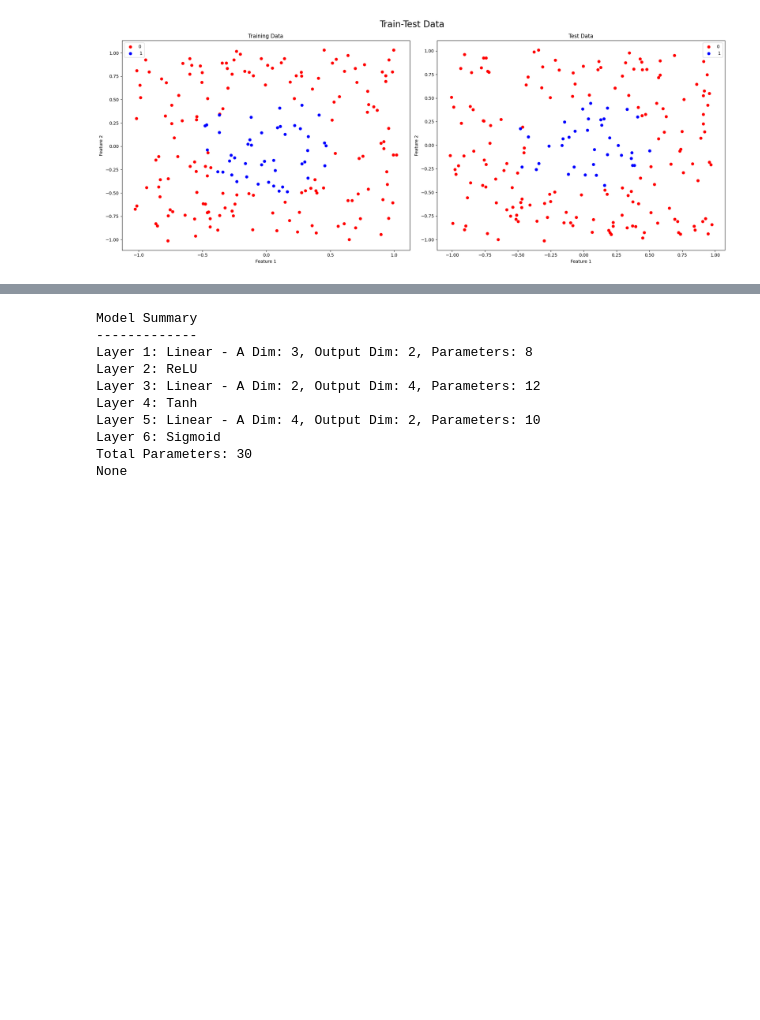
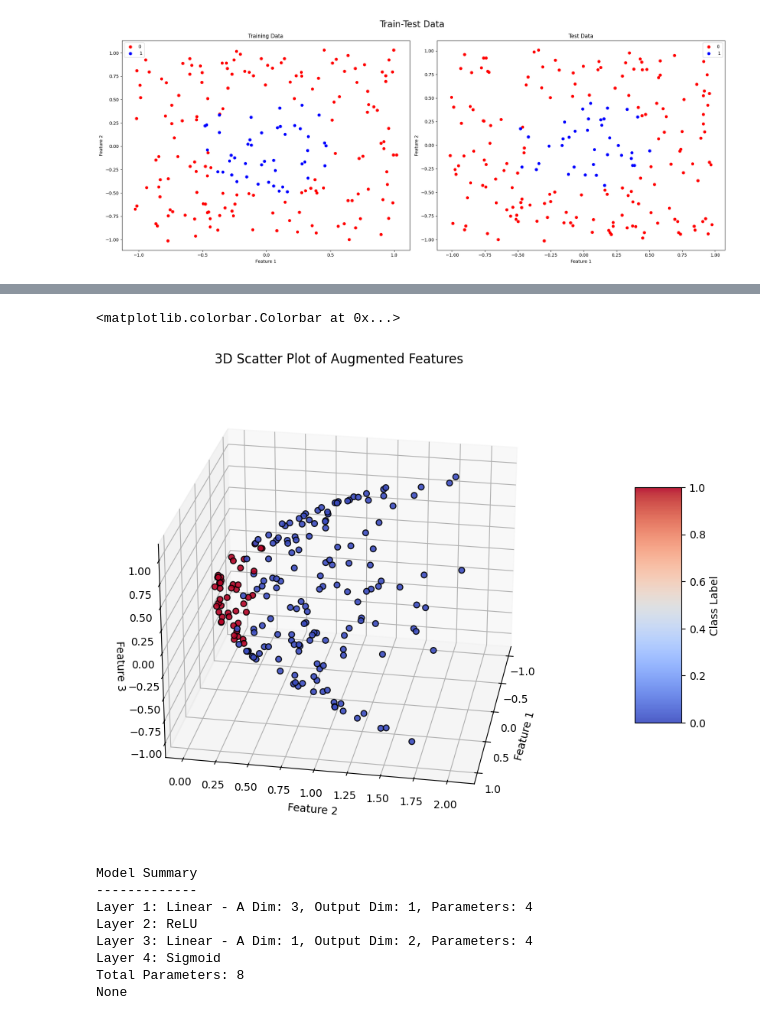
Before and after one commit to Vashistht/Intro_DL, a Jupyter notebook: IDL_hw2/source/Deliverable7.ipynb, the cells around one changed output, grey strips where cells are left out. Saved outputs shown, nothing was run; the diff lists cells and outputs as text; code cells hidden in the pictures; blank space fills up the shorter version.

```diff
--- a/IDL_hw2/source/Deliverable7.ipynb
+++ b/IDL_hw2/source/Deliverable7.ipynb
@@ -142,21 +145,41 @@ plot_3d(x_test_augmented, 'x_{i}^2 + y_i^2')
+# %%
+feature_1 = x_train_augmented[:, 0]
+feature_2 = x_train_augmented[:, 1]
+feature_3 = x_train_augmented[:, 2]
+
+fig = plt.figure(figsize=(20, 8))
+ax = fig.add_subplot(111, projection='3d')
+
+# Scatter plot using feature_1, feature_2, feature_3 and coloring by y_train
+scatter = ax.scatter(feature_1, feature_3, feature_2, c=y_train, cmap='coolwarm', edgecolors='k', s=30, alpha=0.9, marker='o')
+
+ax.set_xlabel('Feature 1')
+ax.set_ylabel('Feature 2')
+ax.set_zlabel('Feature 3')
+ax.set_title('3D Scatter Plot of Augmented Features')
+ax.view_init(elev=25, azim=10, vertical_axis='z')
+
+# Adding a color bar to interpret the colors
+fig.colorbar(scatter, shrink=0.5, aspect=5, label='Class Label')
+# %% [output]
+<matplotlib.colorbar.Colorbar at 0x...>
+[figure, added]
 # %%
 dim_in, dim_out = 3, 2
-hidden_neuron_list = [2,4]
-activation_list = ['ReLU', 'Tanh', 'Sigmoid']
+hidden_neuron_list = [1]
+activation_list = ['ReLU', 'Sigmoid']
 opt_init = 'xavier'
-opt_loss = CrossEntropyLoss()
+opt_loss = L2Loss()
 mlp = MLP(dim_in, dim_out, hidden_neuron_list, activation_list, opt_init)
 opt_optim = Adam(mlp)
 print(mlp.summary())
 # %% [output]
 Model Summary
 -------------
-Layer 1: Linear - A Dim: 3, Output Dim: 2, Parameters: 8
+Layer 1: Linear - A Dim: 3, Output Dim: 1, Parameters: 4
 Layer 2: ReLU
-Layer 3: Linear - A Dim: 2, Output Dim: 4, Parameters: 12
-Layer 4: Tanh
-Layer 5: Linear - A Dim: 4, Output Dim: 2, Parameters: 10
-Layer 6: Sigmoid
-Total Parameters: 30
+Layer 3: Linear - A Dim: 1, Output Dim: 2, Parameters: 4
+Layer 4: Sigmoid
+Total Parameters: 8
 None
 # %%
```
Also changed, not shown: parts of 43 cells of this notebook, 2 other files.
